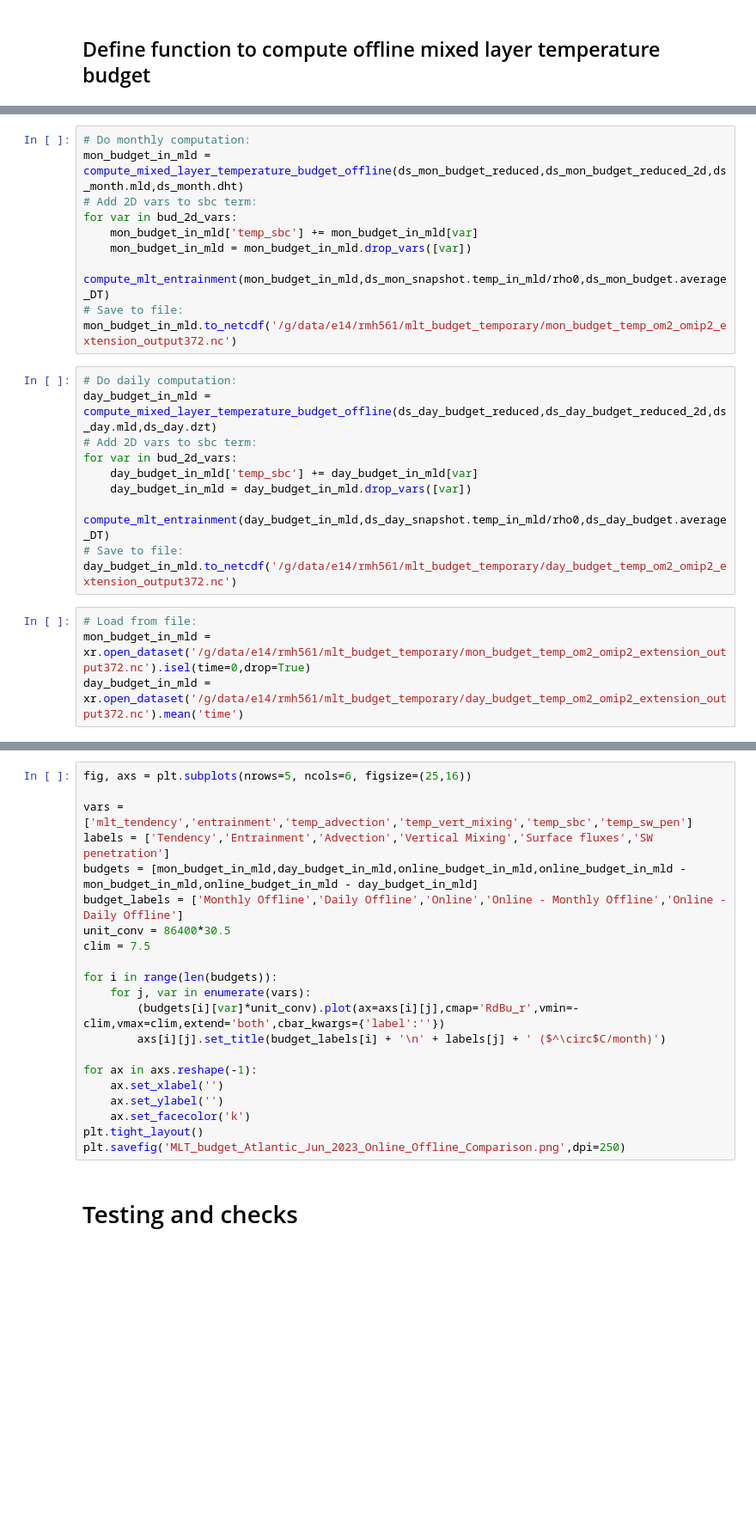
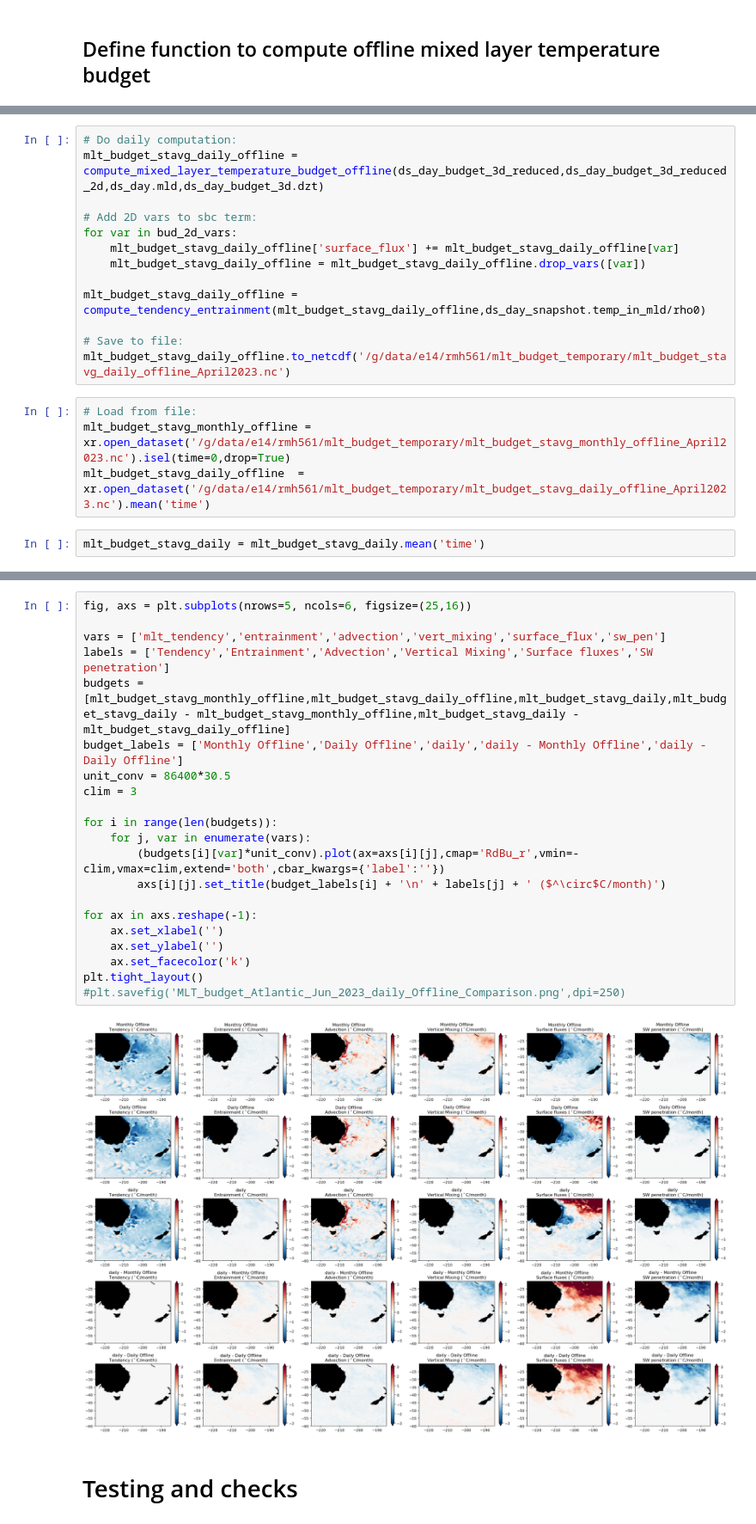
Before and after one commit to rmholmes/access-om2-sst-budget, a Jupyter notebook: Mixed_Layer_Heat_Budget_ACCESS-OM2_online.ipynb, the cells around one changed output, grey strips where cells are left out. Shown at 86% size. Cells and saved outputs as stored; diff of their text form; blank space fills up the shorter version.

```diff
--- a/Mixed_Layer_Heat_Budget_ACCESS-OM2_online.ipynb
+++ b/Mixed_Layer_Heat_Budget_ACCESS-OM2_online.ipynb
@@ -630,27 +787,20 @@ ds_day_budget_reduced_2d = ds_day_budget[bud_2d_vars]
 # %%
-# Do monthly computation:
-mon_budget_in_mld = compute_mixed_layer_temperature_budget_offline(ds_mon_budget_reduced,ds_mon_budget_reduced_2d,ds_month.mld,ds_month.dht)
+# Do daily computation:
+mlt_budget_stavg_daily_offline = compute_mixed_layer_temperature_budget_offline(ds_day_budget_3d_reduced,ds_day_budget_3d_reduced_2d,ds_day.mld,ds_day_budget_3d.dzt)
+
 # Add 2D vars to sbc term:
 for var in bud_2d_vars:
-    mon_budget_in_mld['temp_sbc'] += mon_budget_in_mld[var]
-    mon_budget_in_mld = mon_budget_in_mld.drop_vars([var])
+    mlt_budget_stavg_daily_offline['surface_flux'] += mlt_budget_stavg_daily_offline[var]
+    mlt_budget_stavg_daily_offline = mlt_budget_stavg_daily_offline.drop_vars([var])
 
-compute_mlt_entrainment(mon_budget_in_mld,ds_mon_snapshot.temp_in_mld/rho0,ds_mon_budget.average_DT)
+mlt_budget_stavg_daily_offline = compute_tendency_entrainment(mlt_budget_stavg_daily_offline,ds_day_snapshot.temp_in_mld/rho0)
+
 # Save to file:
-mon_budget_in_mld.to_netcdf('/g/data/e14/rmh561/mlt_budget_temporary/mon_budget_temp_om2_omip2_extension_output372.nc')
+mlt_budget_stavg_daily_offline.to_netcdf('/g/data/e14/rmh561/mlt_budget_temporary/mlt_budget_stavg_daily_offline_April2023.nc')
-# %%
-# Do daily computation:
-day_budget_in_mld = compute_mixed_layer_temperature_budget_offline(ds_day_budget_reduced,ds_day_budget_reduced_2d,ds_day.mld,ds_day.dzt)
-# Add 2D vars to sbc term:
-for var in bud_2d_vars:
-    day_budget_in_mld['temp_sbc'] += day_budget_in_mld[var]
-    day_budget_in_mld = day_budget_in_mld.drop_vars([var])
-
-compute_mlt_entrainment(day_budget_in_mld,ds_day_snapshot.temp_in_mld/rho0,ds_day_budget.average_DT)
-# Save to file:
-day_budget_in_mld.to_netcdf('/g/data/e14/rmh561/mlt_budget_temporary/day_budget_temp_om2_omip2_extension_output372.nc')
 # %%
 # Load from file:
-mon_budget_in_mld = xr.open_dataset('/g/data/e14/rmh561/mlt_budget_temporary/mon_budget_temp_om2_omip2_extension_output372.nc').isel(time=0,drop=True)
-day_budget_in_mld = xr.open_dataset('/g/data/e14/rmh561/mlt_budget_temporary/day_budget_temp_om2_omip2_extension_output372.nc').mean('time')
+mlt_budget_stavg_monthly_offline = xr.open_dataset('/g/data/e14/rmh561/mlt_budget_temporary/mlt_budget_stavg_monthly_offline_April2023.nc').isel(time=0,drop=True)
+mlt_budget_stavg_daily_offline  = xr.open_dataset('/g/data/e14/rmh561/mlt_budget_temporary/mlt_budget_stavg_daily_offline_April2023.nc').mean('time')
+# %%
+mlt_budget_stavg_daily = mlt_budget_stavg_daily.mean('time')
 # %% [markdown]
@@ -658,24 +808,26 @@ day_budget_in_mld = xr.open_dataset('/g/data/e14/rmh561/mlt_budget_temporary/day
 # %%
 fig, axs = plt.subplots(nrows=5, ncols=6, figsize=(25,16))
 
-vars = ['mlt_tendency','entrainment','temp_advection','temp_vert_mixing','temp_sbc','temp_sw_pen']
+vars = ['mlt_tendency','entrainment','advection','vert_mixing','surface_flux','sw_pen']
 labels = ['Tendency','Entrainment','Advection','Vertical Mixing','Surface fluxes','SW penetration']
-budgets = [mon_budget_in_mld,day_budget_in_mld,online_budget_in_mld,online_budget_in_mld - mon_budget_in_mld,online_budget_in_mld - day_budget_in_mld]
-budget_labels = ['Monthly Offline','Daily Offline','Online','Online - Monthly Offline','Online - Daily Offline']
+budgets = [mlt_budget_stavg_monthly_offline,mlt_budget_stavg_daily_offline,mlt_budget_stavg_daily,mlt_budget_stavg_daily - mlt_budget_stavg_monthly_offline,mlt_budget_stavg_daily - mlt_budget_stavg_daily_offline]
+budget_labels = ['Monthly Offline','Daily Offline','daily','daily - Monthly Offline','daily - Daily Offline']
 unit_conv = 86400*30.5
-clim = 7.5
+clim = 3
 
 for i in range(len(budgets)):
     for j, var in enumerate(vars):
         (budgets[i][var]*unit_conv).plot(ax=axs[i][j],cmap='RdBu_r',vmin=-clim,vmax=clim,extend='both',cbar_kwargs={'label':''})
         axs[i][j].set_title(budget_labels[i] + '\n' + labels[j] + ' ($^\circ$C/month)')
 
 for ax in axs.reshape(-1):
     ax.set_xlabel('')
     ax.set_ylabel('')
     ax.set_facecolor('k')
 plt.tight_layout()
-plt.savefig('MLT_budget_Atlantic_Jun_2023_Online_Offline_Comparison.png',dpi=250)
+#plt.savefig('MLT_budget_Atlantic_Jun_2023_daily_Offline_Comparison.png',dpi=250)
+# %% [output]
+[figure, added]
 # %% [markdown]
 # Testing and checks
 # %% [markdown]
```
Also changed, not shown: parts of 51 cells of this notebook.
